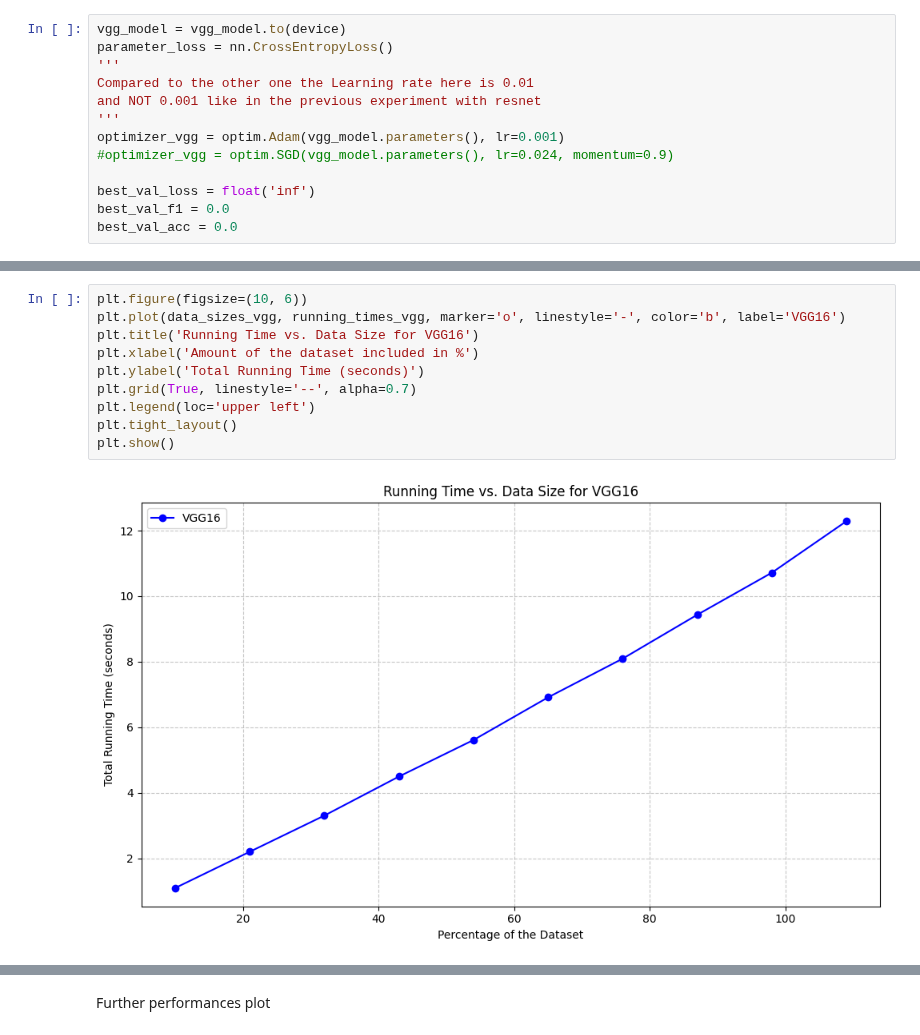
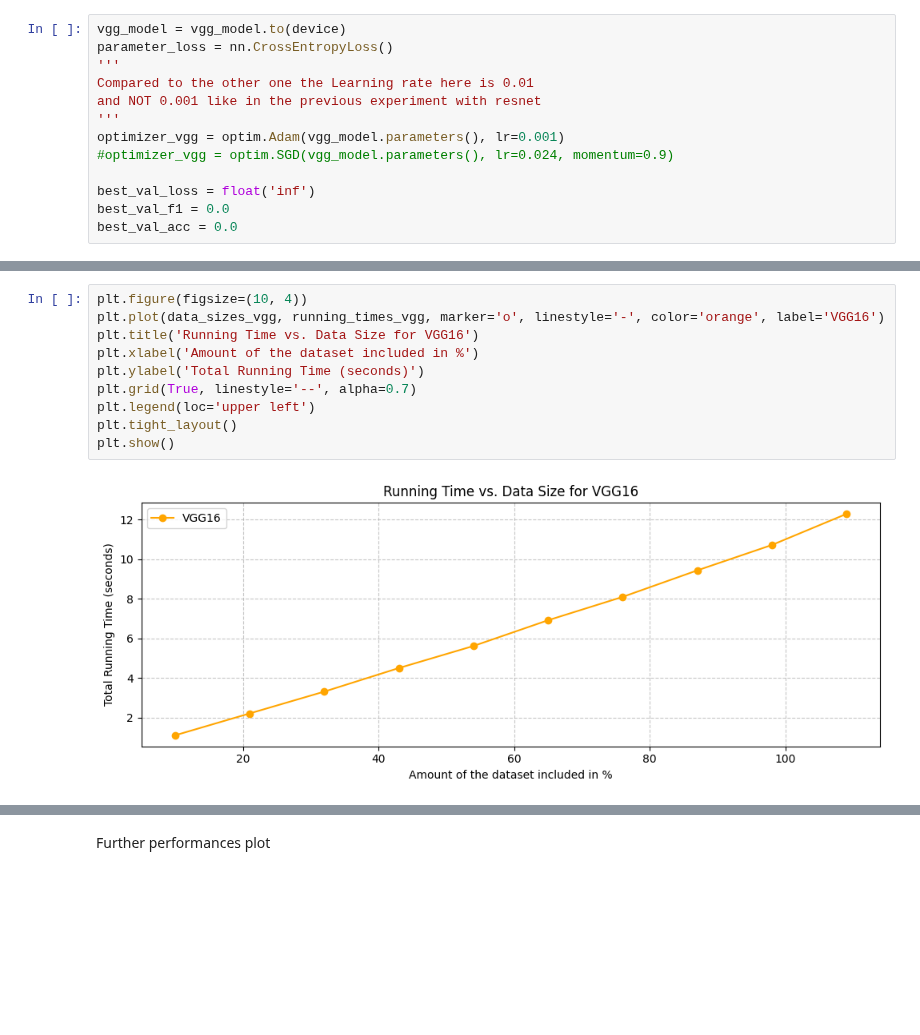
Before and after one commit to fdeloscogna/Python_experiment, a Jupyter notebook: Tesi_Python_section.ipynb, the cells around one changed output, grey strips where cells are left out. Drawn from its saved outputs; the diff is of its cells as text; blank space fills up the shorter version.

```diff
--- a/Tesi_Python_section.ipynb
+++ b/Tesi_Python_section.ipynb
@@ -1437,15 +1456,15 @@ for percentage in percentages_vgg:
 # %%
-plt.figure(figsize=(10, 6))
-plt.plot(data_sizes_vgg, running_times_vgg, marker='o', linestyle='-', color='b', label='VGG16')
+plt.figure(figsize=(10, 4))
+plt.plot(data_sizes_vgg, running_times_vgg, marker='o', linestyle='-', color='orange', label='VGG16')
 plt.title('Running Time vs. Data Size for VGG16')
 plt.xlabel('Amount of the dataset included in %')
 plt.ylabel('Total Running Time (seconds)')
 plt.grid(True, linestyle='--', alpha=0.7)
 plt.legend(loc='upper left')
 plt.tight_layout()
 plt.show()
 # %% [output]
-[figure, old version]
+[figure, new version]
 # %%
 plt.figure(figsize=(10, 4))
 plt.plot(data_sizes_vgg, running_times_vgg, marker='o', linestyle='-')
```
Also changed, not shown: parts of 24 cells of this notebook.
